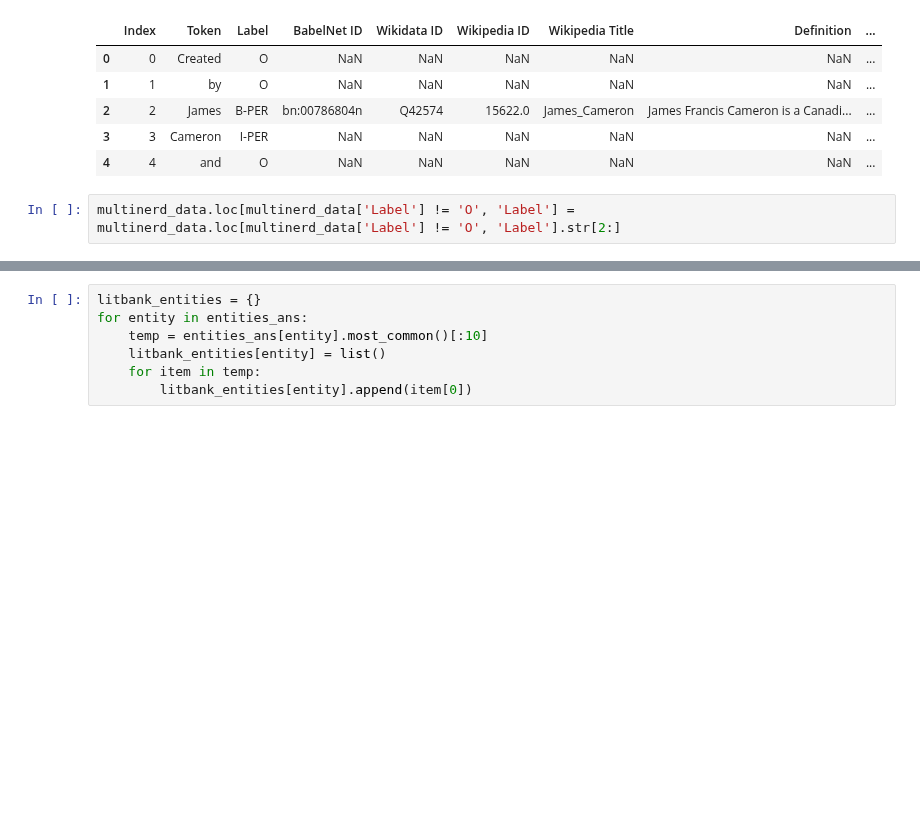
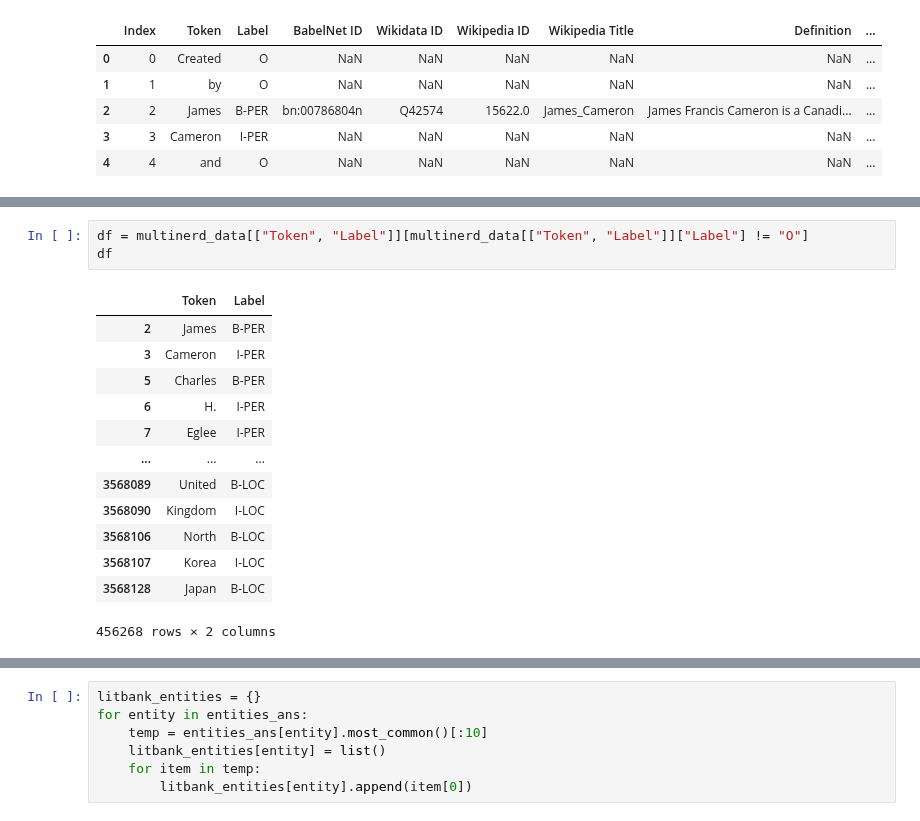
Before and after one commit to potroshitelshuk/NLP-2022, a Jupyter notebook: hw2-2022.ipynb, the cells around one changed output, grey strips where cells are left out. Cells and saved outputs as stored; diff of their text form; blank space fills up the shorter version.

```diff
--- a/hw2-2022.ipynb
+++ b/hw2-2022.ipynb
@@ -202,5 +202,3 @@ multinerd_data.head()
 | 2 | 2 | James | B-PER | bn:00786804n | Q42574 | 15622.0 | James_Cameron | James Francis Cameron is a Canadi... | ... |
 | 3 | 3 | Cameron | I-PER | NaN | NaN | NaN | NaN | NaN | ... |
 | 4 | 4 | and | O | NaN | NaN | NaN | NaN | NaN | ... |
-# %%
-multinerd_data.loc[multinerd_data['Label'] != 'O', 'Label'] = multinerd_data.loc[multinerd_data['Label'] != 'O', 'Label'].str[2:]
@@ -246,0 +214,17 @@ multinerd_entities_names = cnt.keys()
+# %%
+df = multinerd_data[["Token", "Label"]][multinerd_data[["Token", "Label"]]["Label"] != "O"]
+df
+# %% [output]
+|  | Token | Label |
+| 2 | James | B-PER |
+| 3 | Cameron | I-PER |
+| 5 | Charles | B-PER |
+| 6 | H. | I-PER |
+| 7 | Eglee | I-PER |
+| ... | ... | ... |
+| 3568089 | United | B-LOC |
+| 3568090 | Kingdom | I-LOC |
+| 3568106 | North | B-LOC |
+| 3568107 | Korea | I-LOC |
+| 3568128 | Japan | B-LOC |
+456268 rows × 2 columns
```
Also changed, not shown: parts of 19 cells of this notebook.
